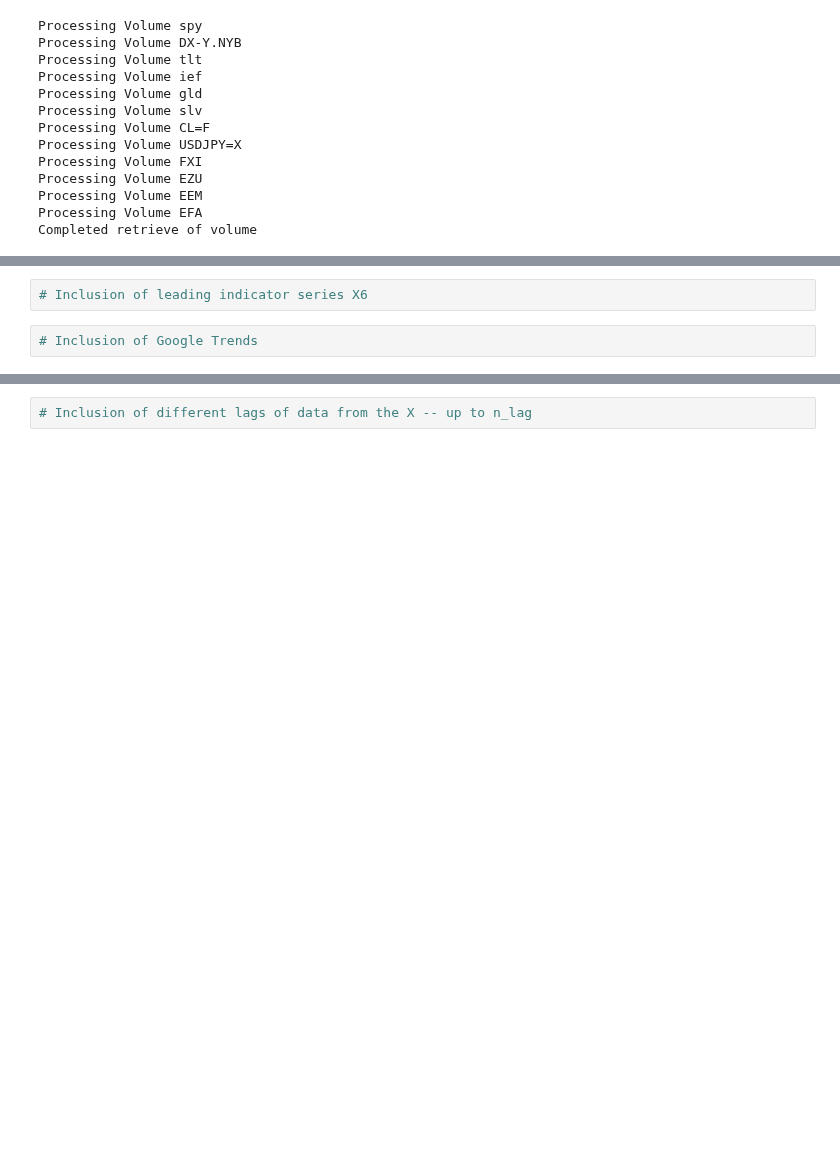
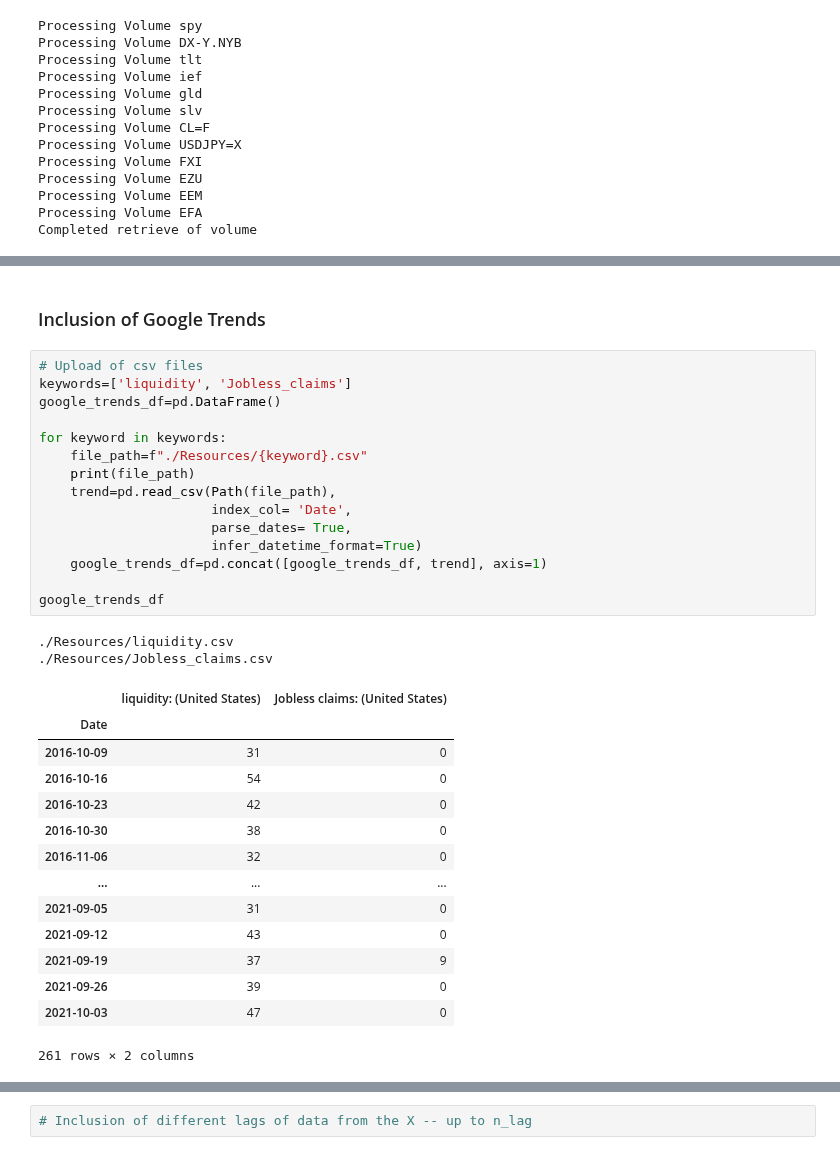
Before and after one commit to sangramsinghg/vix_predictor, a Jupyter notebook: Paola_NN1.ipynb, the cells around one changed output, grey strips where cells are left out. Cells and saved outputs as stored; diff of their text form; blank space fills up the shorter version.

Commit message:
Updated load of Google Trends csv files

```diff
--- a/Paola_NN1.ipynb
+++ b/Paola_NN1.ipynb
@@ -162,7 +129,37 @@ X5
 | 2021-09-30 | 0.000149 | 9.100347e-07 | 1.916833e-08 | 0.000001 | 0.000323 | 0.000816 | 0.000092 | 0.000052 | 6.405172e-05 | 1.566647e-05 |
 | 2021-10-01 | 0.000141 | 4.964461e-06 | 7.082209e-05 | 0.000017 | 0.000005 | 0.000228 | 0.000063 | 0.000016 | 9.849414e-07 | 5.931751e-06 |
 3720 rows × 10 columns
-# %%
-# Inclusion of leading indicator series X6
-# %%
-# Inclusion of Google Trends
+# %% [markdown]
+### Inclusion of Google Trends
+# %%
+# Upload of csv files
+keywords=['liquidity', 'Jobless_claims']
+google_trends_df=pd.DataFrame()
+
+for keyword in keywords:
+    file_path=f"./Resources/{keyword}.csv"
+    print(file_path)
+    trend=pd.read_csv(Path(file_path),
+                      index_col= 'Date',
+                      parse_dates= True,
+                      infer_datetime_format=True)
+    google_trends_df=pd.concat([google_trends_df, trend], axis=1)
+
+google_trends_df
+# %% [output]
+./Resources/liquidity.csv
+./Resources/Jobless_claims.csv
+|  | liquidity: (United States) | Jobless claims: (United States) |
+| Date |  |  |
+| 2016-10-09 | 31 | 0 |
+| 2016-10-16 | 54 | 0 |
+| 2016-10-23 | 42 | 0 |
+| 2016-10-30 | 38 | 0 |
+| 2016-11-06 | 32 | 0 |
+| ... | ... | ... |
+| 2021-09-05 | 31 | 0 |
+| 2021-09-12 | 43 | 0 |
+| 2021-09-19 | 37 | 9 |
+| 2021-09-26 | 39 | 0 |
+| 2021-10-03 | 47 | 0 |
+261 rows × 2 columns
```
Also changed, not shown: parts of 8 cells of this notebook, 1 other file.
